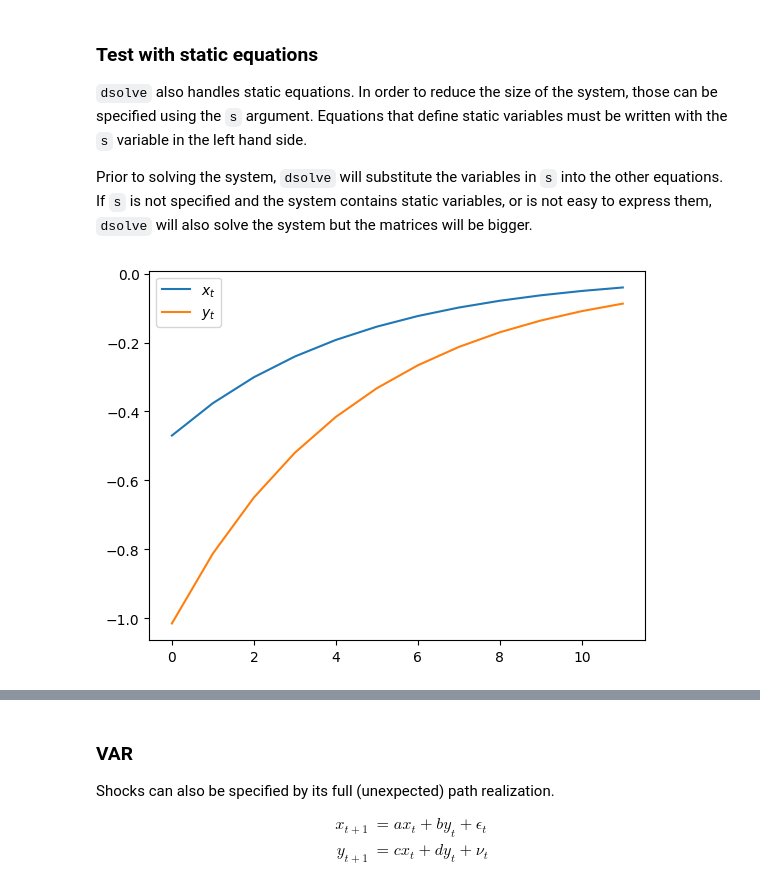
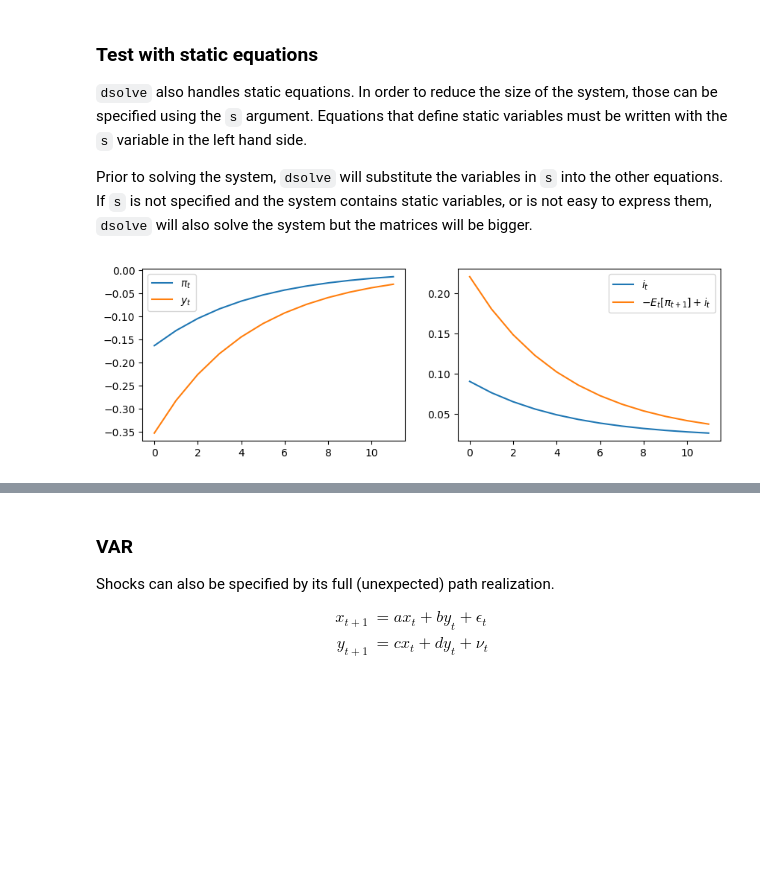
Before and after one commit to marcdelabarrera/dsolve, a Jupyter notebook: notebooks/dsolve_examples.ipynb, the cells around one changed output, grey strips where cells are left out. Saved outputs shown, nothing was run; the diff lists cells and outputs as text; code cells hidden in the pictures; blank space fills up the shorter version.

```diff
--- a/notebooks/dsolve_examples.ipynb
+++ b/notebooks/dsolve_examples.ipynb
@@ -68,19 +76,20 @@ d = system.simulate(x0=0, z = {'v_{0}':1}, T=12)
 Prior to solving the system, `dsolve` will substitute the variables in `s` into the other equations. If `s` is not specified and the system contains static variables, or is not easy to express them, `dsolve` will also solve the system but the matrices will be bigger.
 # %%
 eq=[
-    'x_{t}=b*Ex_{t+1}+kappa*y_{t}',
+    '\pi_{t}=b*E\pi_{t+1}+kappa*y_{t}',
     'y_{t}=Ey_{t+1}-(i_t-x_{t}+rho)',
     'v_t = rho_v*v_{t-1}+eps_t',
-    'i_t=rho+phi*x_{t}+v_t'  # static equation, written in the form i_t=.... and specified by s='i_t'
+    'i_t=rho+phi*\pi_{t}+v_t'  # static equation, written in the form i_t=.... and specified by s='i_t'
 ]
 calibration = {'b':0.98,'kappa':0.1,'phi':1.1,'rho_v':0.8, 'rho':0.02}
-system = Klein(eq, x='v_{t-1}', p='x_t,y_t', z='eps_t', s='i_t', calibration=calibration)
-d = system.simulate(x0=0, z = {'eps_{0}':0.25},T=12)
-#mit_shock.plot('x_{t}, y_t')
-#system.equations.static.calibrated[0].subs({'v_{t}':d['v_{t}'][1]})
-fig,ax = plt.subplots()
-system.plot(ax,d,vars='x_t, y_t')
-ax.legend()
+system = Klein(eq, x='v_{t-1}', p='\pi_t, y_t', z='eps_t', s='i_t', calibration=calibration)
+mit_shock = system.simulate(x0=0, z = {'eps_{0}':0.25},T=12)
+fig,ax = plt.subplots(ncols=2,figsize=(10,3))
+system.plot(ax[0], mit_shock, vars='\pi_t, y_t')
+ax[0].legend()
+system.plot(ax[1], mit_shock, vars='i_t')
+system.plot_expr(ax[1], mit_shock, expr='i_t-E_t[\pi_{t+1}]')
+ax[1].legend()
 fig.show()
 # %% [output]
-[figure, old version]
+[figure, new version]
```
Also changed, not shown: parts of 6 cells of this notebook, 6 other files.
